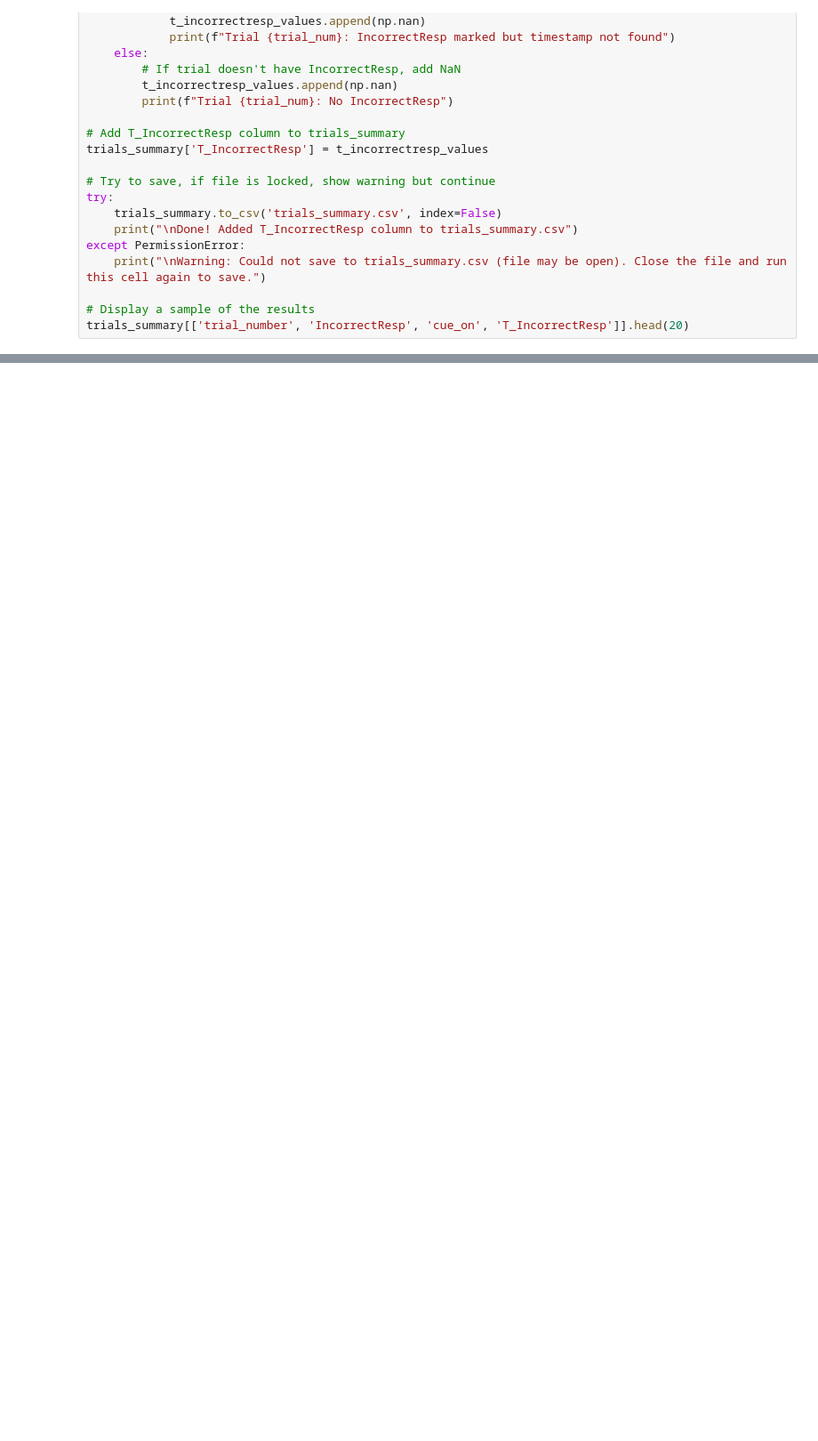
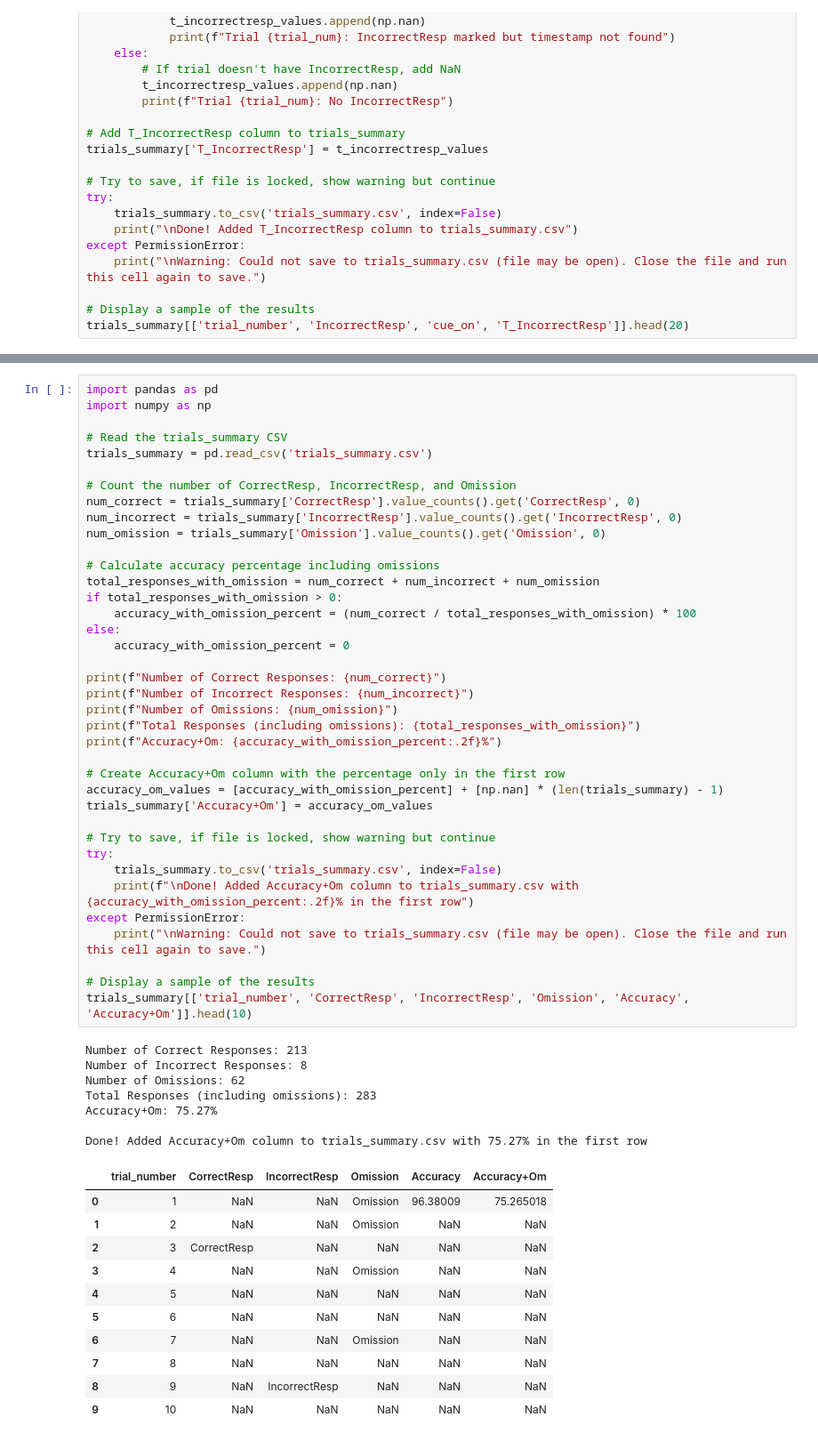
Before and after one commit to CharlesM7901/5-CSRTT, a Jupyter notebook: analyse_5-CSRTT.ipynb, the cells around one changed output, grey strips where cells are left out. Shown at 89% size. Cells and saved outputs as stored; diff of their text form; blank space fills up the shorter version.

Commit message:
Accuracy+Om metrics

```diff
--- a/analyse_5-CSRTT.ipynb
+++ b/analyse_5-CSRTT.ipynb
@@ -801,0 +895,57 @@ trials_summary[['trial_number', 'IncorrectResp', 'cue_on', 'T_IncorrectResp', 'l
+# %%
+import pandas as pd
+import numpy as np
+
+# Read the trials_summary CSV
+trials_summary = pd.read_csv('trials_summary.csv')
+
+# Count the number of CorrectResp, IncorrectResp, and Omission
+num_correct = trials_summary['CorrectResp'].value_counts().get('CorrectResp', 0)
+num_incorrect = trials_summary['IncorrectResp'].value_counts().get('IncorrectResp', 0)
+num_omission = trials_summary['Omission'].value_counts().get('Omission', 0)
+
+# Calculate accuracy percentage including omissions
+total_responses_with_omission = num_correct + num_incorrect + num_omission
+if total_responses_with_omission > 0:
+    accuracy_with_omission_percent = (num_correct / total_responses_with_omission) * 100
+else:
+    accuracy_with_omission_percent = 0
+
+print(f"Number of Correct Responses: {num_correct}")
+print(f"Number of Incorrect Responses: {num_incorrect}")
+print(f"Number of Omissions: {num_omission}")
+print(f"Total Responses (including omissions): {total_responses_with_omission}")
+print(f"Accuracy+Om: {accuracy_with_omission_percent:.2f}%")
+
+# Create Accuracy+Om column with the percentage only in the first row
+accuracy_om_values = [accuracy_with_omission_percent] + [np.nan] * (len(trials_summary) - 1)
+trials_summary['Accuracy+Om'] = accuracy_om_values
+
+# Try to save, if file is locked, show warning but continue
+try:
+    trials_summary.to_csv('trials_summary.csv', index=False)
+    print(f"\nDone! Added Accuracy+Om column to trials_summary.csv with {accuracy_with_omission_percent:.2f}% in the first row")
+except PermissionError:
+    print("\nWarning: Could not save to trials_summary.csv (file may be open). Close the file and run this cell again to save.")
+
+# Display a sample of the results
+trials_summary[['trial_number', 'CorrectResp', 'IncorrectResp', 'Omission', 'Accuracy', 'Accuracy+Om']].head(10)
+# %% [output]
+Number of Correct Responses: 213
+Number of Incorrect Responses: 8
+Number of Omissions: 62
+Total Responses (including omissions): 283
+Accuracy+Om: 75.27%
+
+Done! Added Accuracy+Om column to trials_summary.csv with 75.27% in the first row
+|  | trial_number | CorrectResp | IncorrectResp | Omission | Accuracy | Accuracy+Om |
+| 0 | 1 | NaN | NaN | Omission | 96.38009 | 75.265018 |
+| 1 | 2 | NaN | NaN | Omission | NaN | NaN |
+| 2 | 3 | CorrectResp | NaN | NaN | NaN | NaN |
+| 3 | 4 | NaN | NaN | Omission | NaN | NaN |
+| 4 | 5 | NaN | NaN | NaN | NaN | NaN |
+| 5 | 6 | NaN | NaN | NaN | NaN | NaN |
+| 6 | 7 | NaN | NaN | Omission | NaN | NaN |
+| 7 | 8 | NaN | NaN | NaN | NaN | NaN |
+| 8 | 9 | NaN | IncorrectResp | NaN | NaN | NaN |
+| 9 | 10 | NaN | NaN | NaN | NaN | NaN |
```
Also changed, not shown: parts of 5 cells of this notebook, 1 other file.
